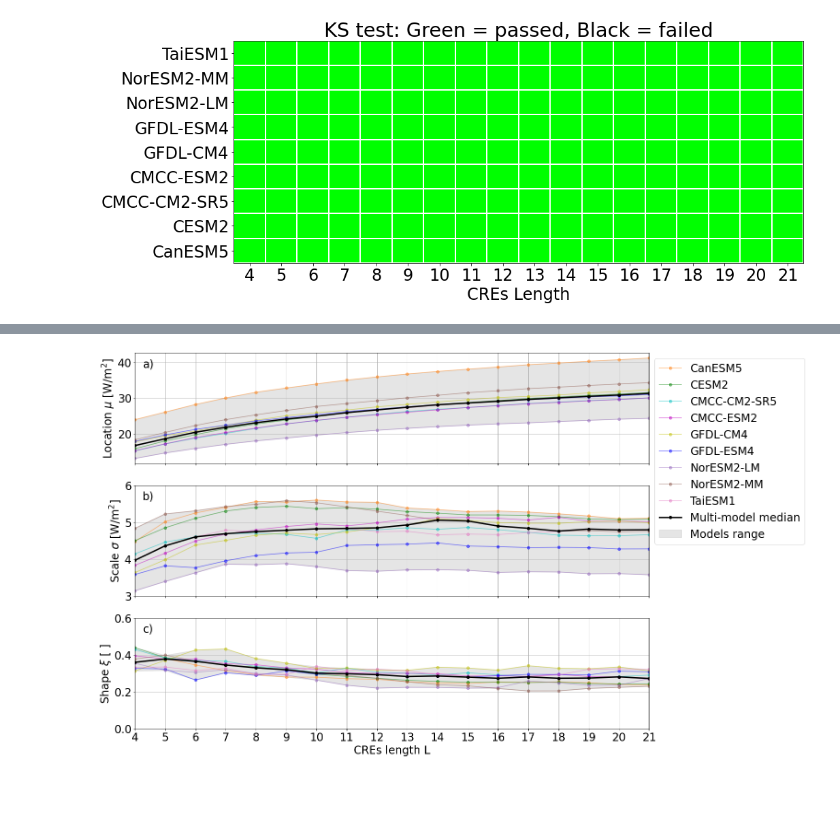
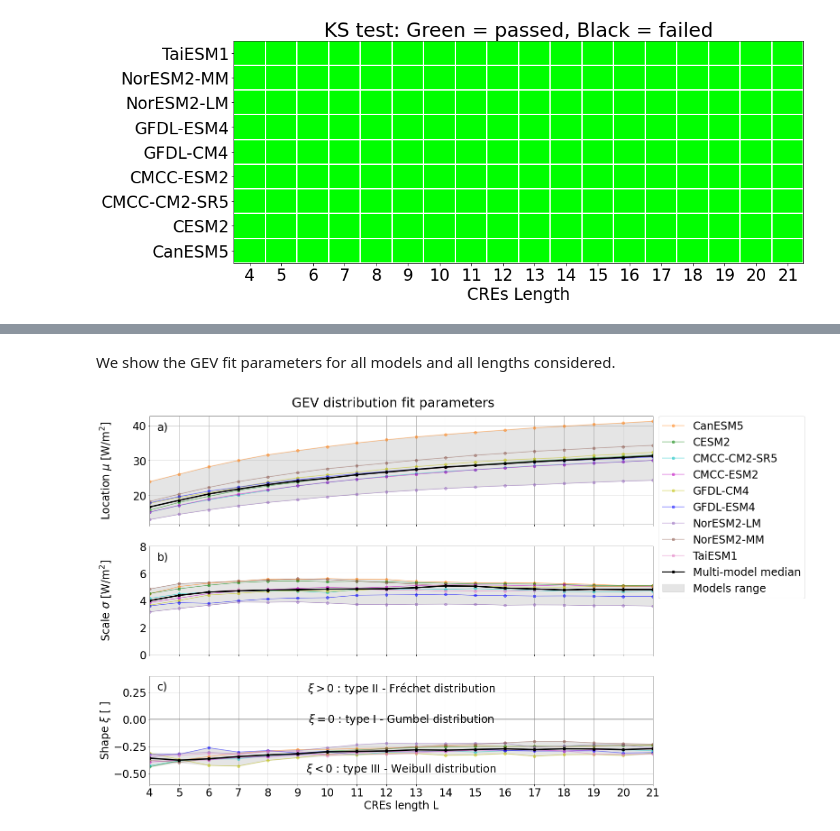
Before and after one commit to guillaumesenger/SSR-Extremes, a Jupyter notebook: CREs_Local_Analysis.ipynb, the cells around one changed output, grey strips where cells are left out. Cells and saved outputs as stored; diff of their text form; code cells hidden in the pictures; blank space fills up the shorter version.

```diff
--- a/CREs_Local_Analysis.ipynb
+++ b/CREs_Local_Analysis.ipynb
@@ -51,10 +26,9 @@ matplotlib.rcParams.update({'font.size': 24})
 ---
 ## Load data and compute moving averages
 # %%
-variable_name  = 'rsds'
-location       = 'Zurich'
+location       = 'Zurich' # Choose location of interest
 
-output = pickle.load(open(f'Data/{variable_name}/{location}.pickle', 'rb')) # Load data created using the script Get_Data_Local.py
+output = pickle.load(open(f'Data/rsds/{location}.pickle', 'rb')) # Load data created using the script Get_Data_Local.py
 
 model_names = {
     'CanESM5':         {'color': 'tab:orange'},
@@ -412,18 +424,21 @@ plt.show()
+# %% [markdown]
+We show the GEV fit parameters for all models and all lengths considered.
 # %%
 parameters = ['Location', 'Scale', 'Shape']
 
 ylabels    = ['Location $\mu$ [W/m$^2$]', 'Scale $\sigma$ [W/m$^2$]', r'Shape $\xi$ [ ]']
 
 
-all_params = np.empty((len(model_names), len(parameters), len(Ls)))
+all_params = np.empty((len(model_names), len(parameters), len(Ls))) # Empty array to compute median later
 
 fig = plt.figure(figsize = (20,15))
 gs  = fig.add_gridspec(3, 1)
 
+plt.suptitle('GEV distribution fit parameters').set_y(0.92)
 
-ax1 = fig.add_subplot(gs[0, 0])
-ax2 = fig.add_subplot(gs[1, 0])
-ax3 = fig.add_subplot(gs[2, 0])
+ax1 = fig.add_subplot(gs[0, 0]) # Plot for parameters[0]
+ax2 = fig.add_subplot(gs[1, 0]) # Plot for parameters[1]
+ax3 = fig.add_subplot(gs[2, 0]) # Plot for parameters[2]
 
 
 axs = [ax1, ax2, ax3]
@@ -435,51 +450,58 @@ for m, model_name in enumerate(model_names):
     for p_index, parameter in enumerate(parameters):
 
         ax  = axs[p_index]
-        all = [values[parameter] for values in stats_dict[model_name].values()]
 
-        if parameter == 'Location':
-            all = [-values[parameter] for values in stats_dict[model_name].values()]
+        if parameter == 'Scale': # Get the parameter value for all length of the model_name
+            all = [values[parameter] for values in stats_dict[model_name].values()] # Take the value if parameter is sigma
+        else:
+            all = [-values[parameter] for values in stats_dict[model_name].values()] # Take minus the value if parameter is mu or c
 
+        all_params[m, p_index, :] = all # To compute the median leter
 
-        all_params[m, p_index, :] = all
+        ax.plot(Ls, all, marker = 'o', alpha = 0.5, color = color, label = model_name) # Plot all parameter values for model_name
 
-        ax.plot(Ls, all, marker = 'o', alpha = 0.5, color = color, label = model_name)
+        # Set plot aesthetics and labels
         ax.set_xticks(Ls)
         if p_index !=2:
             ax.set_xticklabels('')
-        ax.set_ylabel(ylabels[p_index])
+
+        if m == 0:
+            ax.text(-0.1, 0.5, ylabels[p_index], transform=ax.transAxes, va = 'center', rotation = 'vertical')
 
 
+# Plot the multi-model median for each parameter
 for p_index, parameter in enumerate(parameters):
 
     ax = axs[p_index]
 
     ax.plot(Ls, np.median(all_params[:,p_index,:], axis = 0), color = 'black', marker = 'o', linewidth = 3, label = 'Multi-model median')
 
-    ax.fill_between(x=Ls, y1=np.min(all_params[:,p_index,:], axis = 0), y2=np.max(all_params[:,p_index,:], axis = 0), color =  'gray', label = 'Models range', alpha = .2)
+    ax.fill_between(x=Ls, y1=np.min(all_params[:,p_index,:], axis = 0), y2=np.max(all_params[:,p_index,:], axis = 0), color =  'gray', label = 'Models range', alpha = .2) # show the model range with grey shading
 
     ax.set_xlim(np.min(Ls), np.max(Ls))
 
 
-ax1.legend(bbox_to_anchor=(1, 1))
+# Set plot aesthetics and labels
+for ax in axs: ax.grid()
+
+ax1.legend(bbox_to_anchor=(1, 1.05))
+ax2.set_ylim(0,8)
+ax3.plot([0, 21], [0, 0], color = 'gray')
+ax3.set_ylim(-.6, 0.4)
 
 
-ax2.set_ylim(3,6)
-ax3.set_ylim(0,.6)
+ax3.set_xlabel(f'CREs length L')
 
-
-ax.set_xlabel(f'CREs length L')
-
-
-
-for ax in axs: ax.grid()
+ax3.text(0.5, 0.95, r'$\xi>0$ : type II - Fréchet distribution', transform=ax3.transAxes, ha='center', va = 'top')
+ax3.text(0.5, 0.66, r'$\xi=0$ : type I - Gumbel distribution', transform=ax3.transAxes, ha='center', va = 'top')
+ax3.text(0.5, 0.2, r'$\xi<0$ : type III - Weibull distribution', transform=ax3.transAxes, ha='center', va = 'top')
 
 ax1.text(0.015, 0.95, 'a)', transform=ax1.transAxes, va='top')
 ax2.text(0.015, 0.95, 'b)', transform=ax2.transAxes, va='top')
 ax3.text(0.015, 0.95, 'c)', transform=ax3.transAxes, va='top')
 
-plt.savefig(f'Figures/CREs_Analysis/CREs_multi_model_parameters.png', bbox_inches='tight')
+plt.savefig(f'Figures/CREs_Analysis/Fig_CREs_Parameters.png', bbox_inches='tight')
 
 plt.show()
 # %% [output]
-[figure, old version]
+[figure, new version]
```
Also changed, not shown: parts of 9 cells of this notebook.
